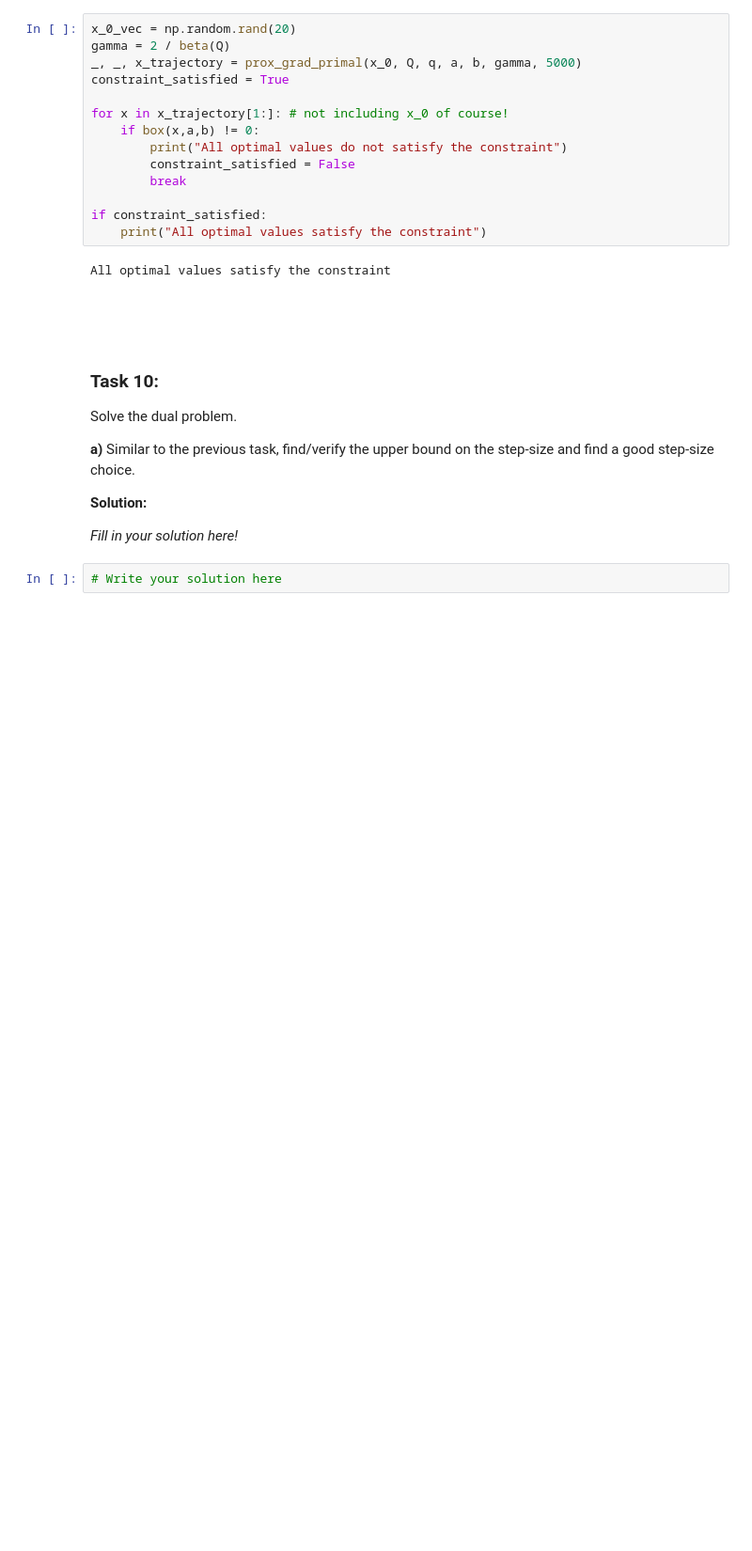
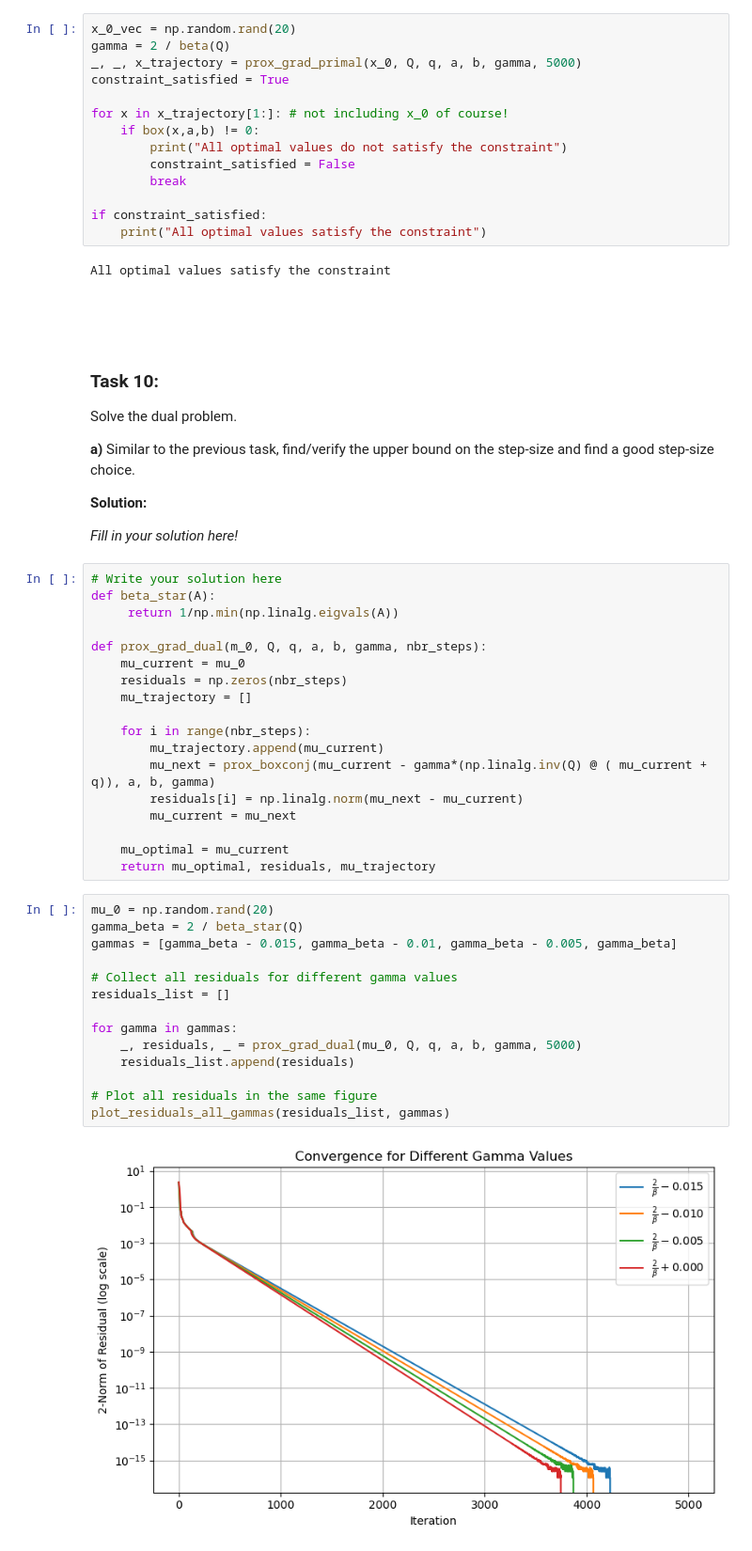
Before and after one commit to AliBakly/Optimization-For-Learning, a Jupyter notebook: Hand_Ins/Hand_In_1/handin1.ipynb, the cells around one changed output. Shown at 94% size. Drawn from its saved outputs; the diff is of its cells as text; blank space fills up the shorter version.

```diff
--- a/Hand_Ins/Hand_In_1/handin1.ipynb
+++ b/Hand_Ins/Hand_In_1/handin1.ipynb
@@ -802,8 +799,40 @@ __a)__ Similar to the previous task, find/verify the upper bound on the step-siz
 __Solution:__
 
 _Fill in your solution here!_
-# %%
-# Write your solution here
+# %%
+# Write your solution here
+def beta_star(A):
+     return 1/np.min(np.linalg.eigvals(A))
+
+def prox_grad_dual(m_0, Q, q, a, b, gamma, nbr_steps):
+    mu_current = mu_0
+    residuals = np.zeros(nbr_steps)
+    mu_trajectory = []
+
+    for i in range(nbr_steps):
+        mu_trajectory.append(mu_current)
+        mu_next = prox_boxconj(mu_current - gamma*(np.linalg.inv(Q) @ ( mu_current + q)), a, b, gamma)
+        residuals[i] = np.linalg.norm(mu_next - mu_current)
+        mu_current = mu_next
+
+    mu_optimal = mu_current
+    return mu_optimal, residuals, mu_trajectory
+# %%
+mu_0 = np.random.rand(20)
+gamma_beta = 2 / beta_star(Q)
+gammas = [gamma_beta - 0.015, gamma_beta - 0.01, gamma_beta - 0.005, gamma_beta]
+
+# Collect all residuals for different gamma values
+residuals_list = []
+
+for gamma in gammas:
+    _, residuals, _ = prox_grad_dual(mu_0, Q, q, a, b, gamma, 5000)
+    residuals_list.append(residuals)
+
+# Plot all residuals in the same figure
+plot_residuals_all_gammas(residuals_list, gammas)
+# %% [output]
+[figure, added]
 # %% [markdown]
 $\DeclareMathOperator{\prox}{prox}$
 $\newcommand{\R}{\mathbb{R}}$
```
Also changed, not shown: parts of 18 cells of this notebook.
